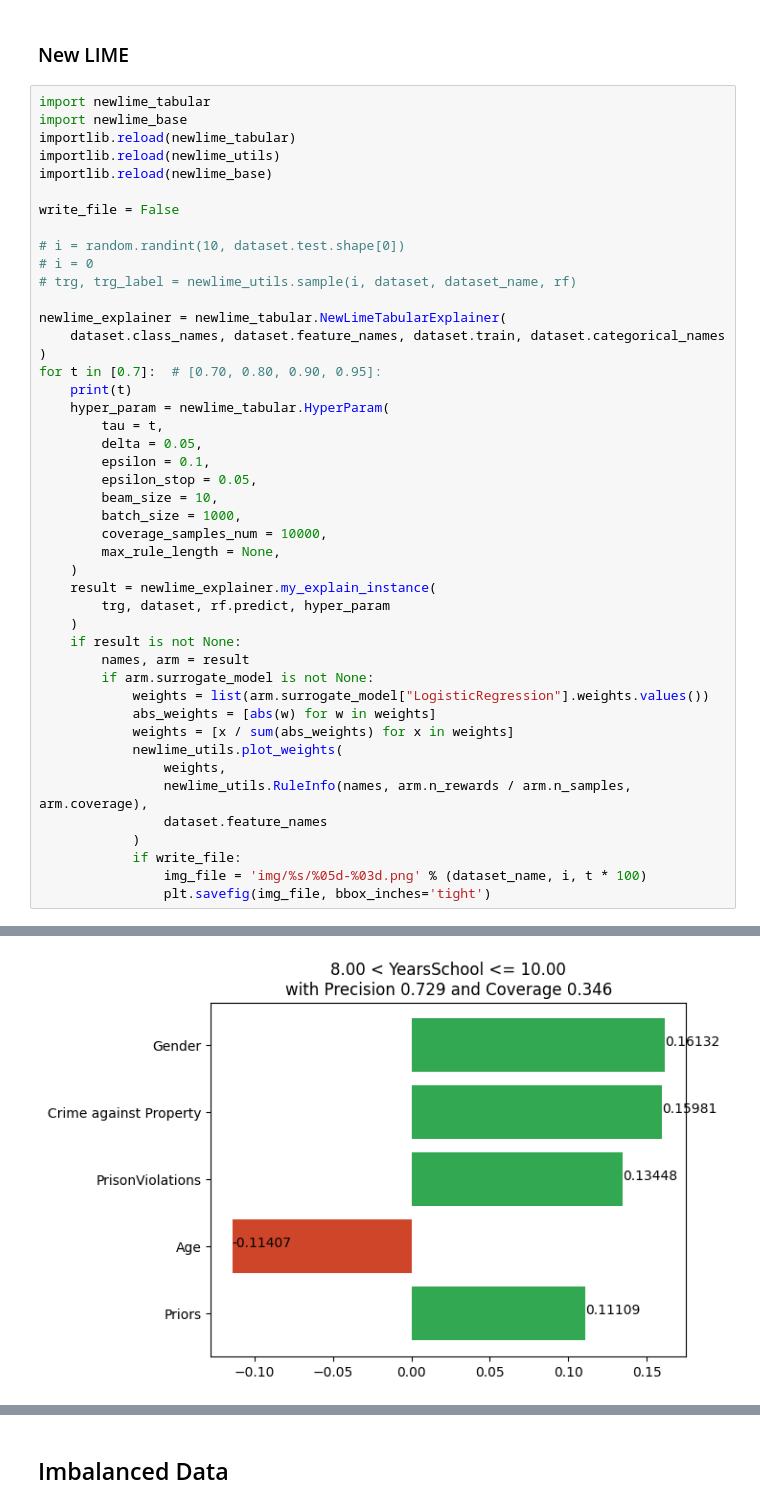
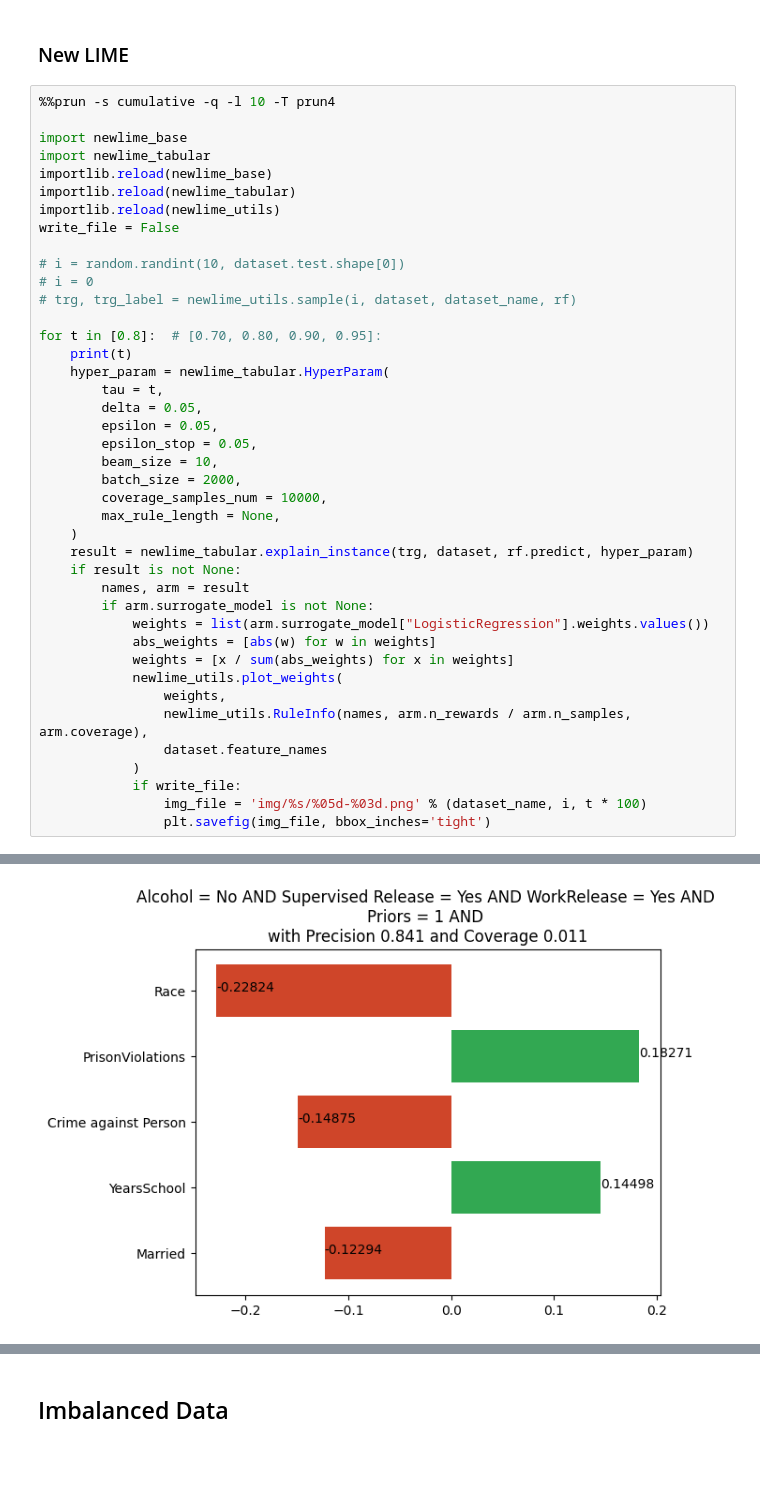
Before and after one commit to g-ohara/rlime, a Jupyter notebook: newlime.ipynb, the cells around one changed output, grey strips where cells are left out. Cells and saved outputs as stored; diff of their text form; blank space fills up the shorter version.

```diff
--- a/newlime.ipynb
+++ b/newlime.ipynb
@@ -143,36 +143,32 @@ print(f"Coverage:   {cov:.2f}")
 # %% [markdown]
 ### New LIME
 # %%
+%%prun -s cumulative -q -l 10 -T prun4
+
+import newlime_base
 import newlime_tabular
-import newlime_base
+importlib.reload(newlime_base)
 importlib.reload(newlime_tabular)
 importlib.reload(newlime_utils)
-importlib.reload(newlime_base)
-
 write_file = False
 
 # i = random.randint(10, dataset.test.shape[0])
 # i = 0
 # trg, trg_label = newlime_utils.sample(i, dataset, dataset_name, rf)
 
-newlime_explainer = newlime_tabular.NewLimeTabularExplainer(
-    dataset.class_names, dataset.feature_names, dataset.train, dataset.categorical_names
-)
-for t in [0.7]:  # [0.70, 0.80, 0.90, 0.95]:
+for t in [0.8]:  # [0.70, 0.80, 0.90, 0.95]:
     print(t)
     hyper_param = newlime_tabular.HyperParam(
         tau = t,
         delta = 0.05,
-        epsilon = 0.1,
+        epsilon = 0.05,
         epsilon_stop = 0.05,
         beam_size = 10,
-        batch_size = 1000,
+        batch_size = 2000,
         coverage_samples_num = 10000,
         max_rule_length = None,
     )
-    result = newlime_explainer.my_explain_instance(
-        trg, dataset, rf.predict, hyper_param
-    )
+    result = newlime_tabular.explain_instance(trg, dataset, rf.predict, hyper_param)
     if result is not None:
         names, arm = result
         if arm.surrogate_model is not None:
@@ -192 +190 @@ for t in [0.7]:  # [0.70, 0.80, 0.90, 0.95]:
-[figure, old version]
+[figure, new version]
```
Also changed, not shown: parts of 4 cells of this notebook, 4 other files.
